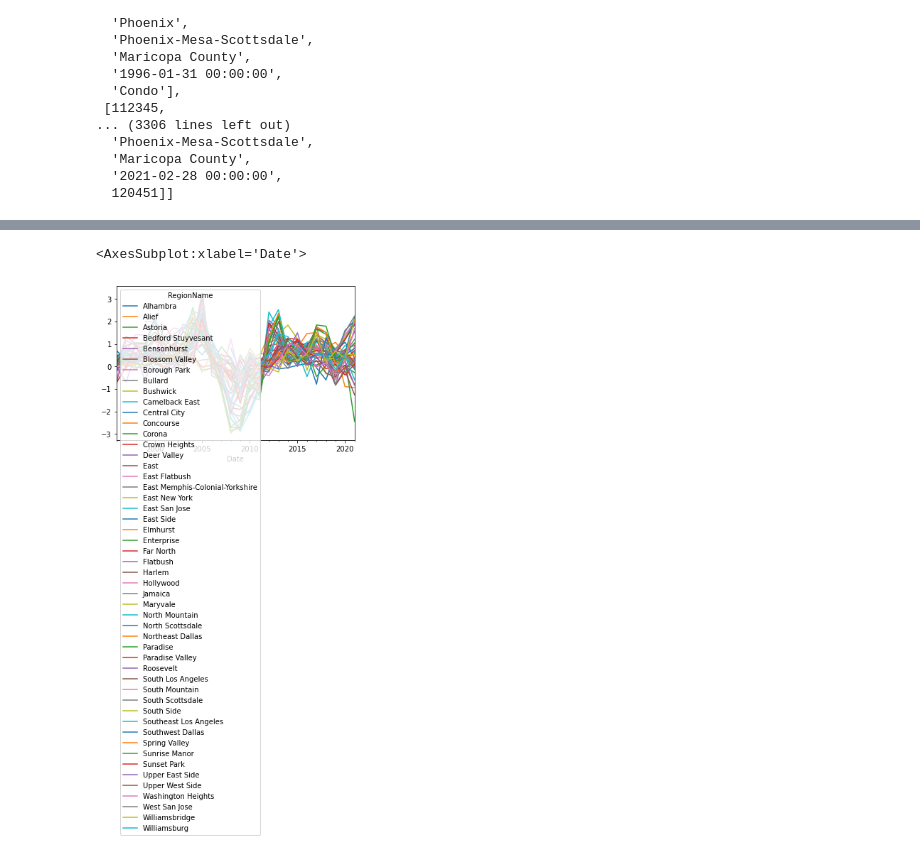
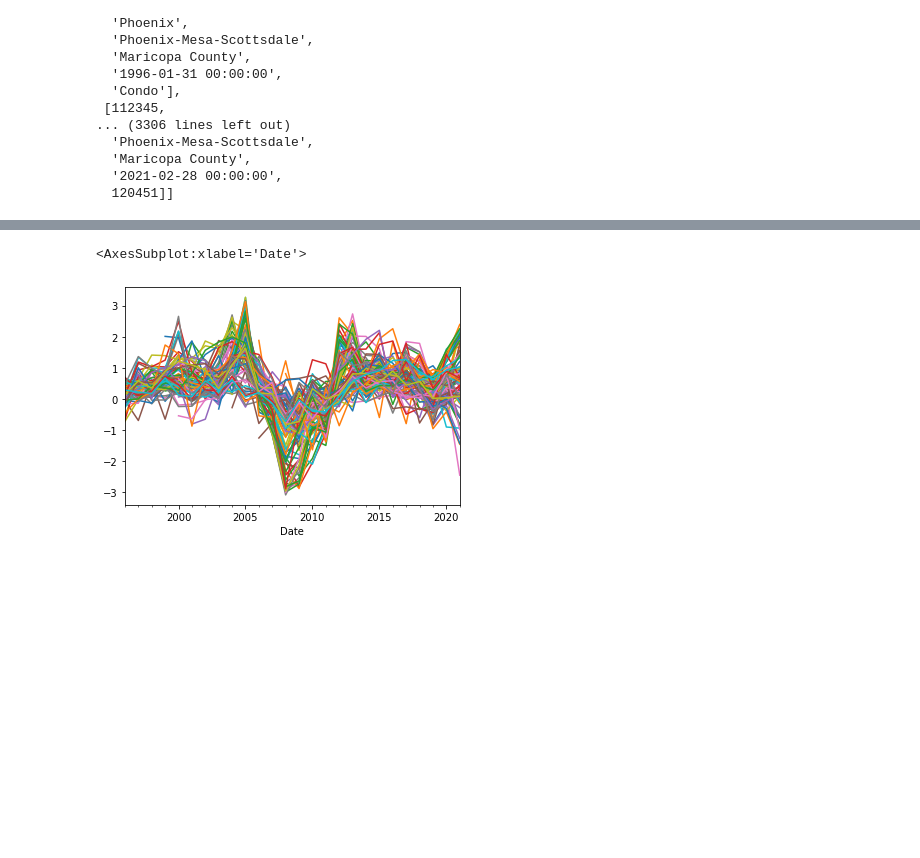
Before and after one commit to michael-brittlebank/digital-builder-capstone, a Jupyter notebook: main.ipynb, the cells around one changed output, grey strips where cells are left out. Saved outputs shown, nothing was run; the diff lists cells and outputs as text; code cells hidden in the pictures; blank space fills up the shorter version.

```diff
--- a/main.ipynb
+++ b/main.ipynb
@@ -673,7 +673,8 @@ inflate_zillow_row_by_date(row1, header)
   '2021-02-28 00:00:00',
   120451]]
 # %%
-data = import_csv("ingested_condo.csv")
+condo_data = import_csv("ingested_condo.csv")
+sfr_data = import_csv("ingested_singlefamilyresidence.csv")
 # %%
 import pandas as pd
 import numpy as np
@@ -683,10 +684,17 @@ pd.set_option('display.max_columns', None)  # or 1000
 pd.set_option('display.max_rows', None)  # or 1000
 pd.set_option('display.max_colwidth', None)  # or 199
 
-copydata = copy.deepcopy(data)
+copydata = copy.deepcopy(condo_data)
+copydata2 = copy.deepcopy(sfr_data)
 
-columns = copydata.pop(0)
+columns = copydata.pop(0) # remove headers
+columns2 = copydata2.pop(0) # remove headers
+
 df1 = pd.DataFrame(copydata, columns=columns) # import into dataframe from database
+df2 = pd.DataFrame(copydata2, columns=columns2) # import into dataframe from database
+
+print(len(df1), len(df2))
+df1 = pd.concat([df1, df2])
 
 # temp while reading from file
 df1['ZHVI'] = df1['ZHVI'].astype(float)
@@ -696,7 +704,7 @@ df1['ZHVI'] = df1['ZHVI'].replace([0], np.nan) # replace zero ZHVI with NAN to e
 df1.sort_values(by=['Date']) # sorting the data allows for percent change to be calculated correctly
 
 # todo, maybe delete pct_change
-df1['% Change'] = df1.groupby(['RegionName'])['ZHVI'].pct_change()*100
+df1['% Change'] = df1.groupby(['RegionName', 'Housing Type'])['ZHVI'].pct_change()*100
 
-df1.head()
+df1.tail()
 # %% [output]
@@ -709,12 +718,12 @@ df1.head()
 # %%
 
-df2 = df1.pivot(index="Date", columns="RegionName", values="% Change")
+df2 = df1.pivot(index="Date", columns=["RegionName", "Housing Type"], values="% Change")
 df2 = df2.resample("Y").mean()
 #df2.head()
-df2.plot()
+df2.plot(legend=False)
 # %% [output]
 <AxesSubplot:xlabel='Date'>
-[figure, old version]
+[figure, new version]
 # %%
 import locale
 locale.setlocale( locale.LC_ALL, '')
```
Also changed, not shown: parts of 5 cells of this notebook, 1 other file.
